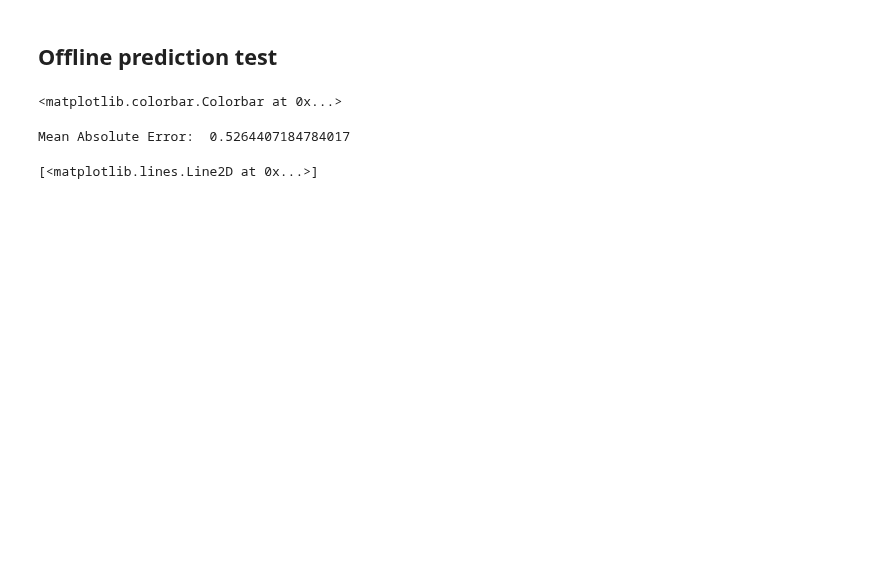
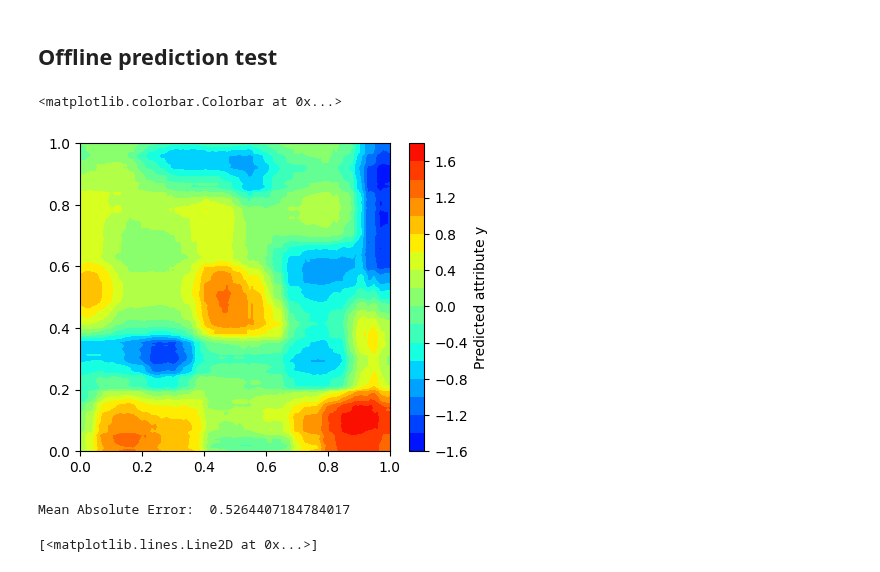
Before and after one commit to hossein-haeri/msmsa, a Jupyter notebook: dth_run.ipynb, the cells around one changed output. Drawn from its saved outputs; the diff is of its cells as text; code cells hidden in the pictures; blank space fills up the shorter version.

```diff
--- a/dth_run.ipynb
+++ b/dth_run.ipynb
@@ -123,36 +123,37 @@ plt.show()
 from sklearn.ensemble import RandomForestRegressor
 from dth import DTH
 
-online_model = DTH(epsilon=0.9, prior=0.5)
+online_model = DTH(epsilon=0.8, prior=0.5)
 # online_model.base_learner = neural_net_base_learner.RegressionNN(    hidden_layers=[50, 50, 50, 50, 50, 20, 10],
 #                                                                 input_dim=2,
 #                                                                 output_dim=1,
 #                                                                 dropout=0.05,
 #                                                                 learning_rate=0.1,
 #                                                                 epochs=200)
 
-online_model.base_learner = RandomForestRegressor(n_estimators=50, max_depth=7, n_jobs=-1, bootstrap=True, max_samples=0.1)
+online_model.base_learner = RandomForestRegressor(n_estimators=50, max_depth=7, n_jobs=-1, bootstrap=True, max_samples=0.2)
 # get X_with_time from stream
 X_with_time = np.array([[sample[0], sample[2]] for sample in stream])
 y = np.array([sample[1] for sample in stream])
 online_model.base_learner.fit(X_with_time, y)
 
 # make X_test with t=0 to 1 and x=0 to 1
 X_test = np.linspace(0, 1, 100)
 T_test = np.linspace(0, 1, 100)
 X_test, T_test = np.meshgrid(X_test, T_test)
 X_test = X_test.flatten()
 T_test = T_test.flatten()
 X_test_with_time = np.array([[x, t] for x, t in zip(X_test, T_test)])
 y_pred = online_model.base_learner.predict(X_test_with_time)
 y_pred = y_pred.reshape(100, 100)
 
 # Create a contour plot
 plt.figure(figsize=(5, 4))
 contourf = plt.contourf(X_test.reshape(100, 100), T_test.reshape(100, 100), y_pred, levels=20, cmap='jet', vmin=vmin, vmax=vmax)
 plt.colorbar(contourf, label='Predicted attribute y')
 # %% [output]
 <matplotlib.colorbar.Colorbar at 0x...>
+[figure, added]
 # %%
 %matplotlib qt
 from dth import DTH
```
Also changed, not shown: parts of 2 cells of this notebook, 5 other files.
